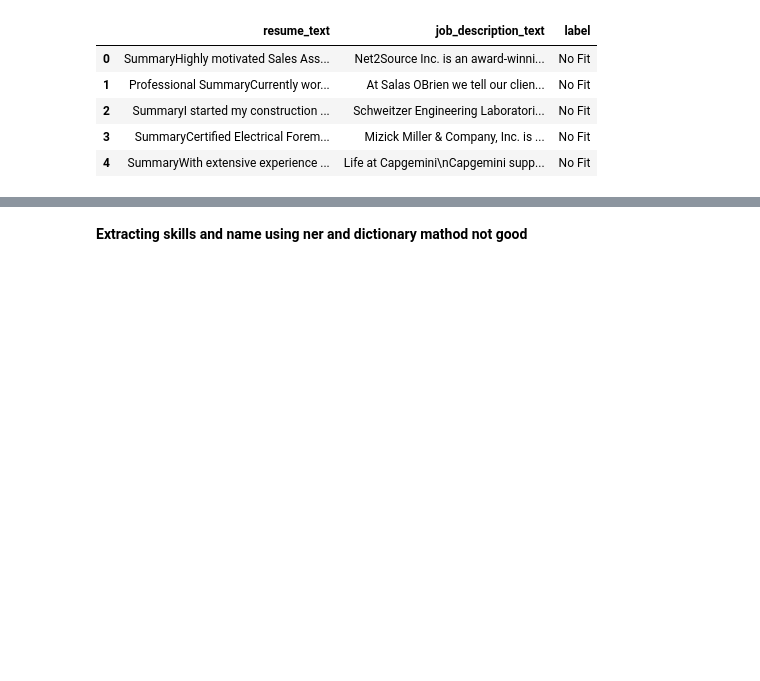
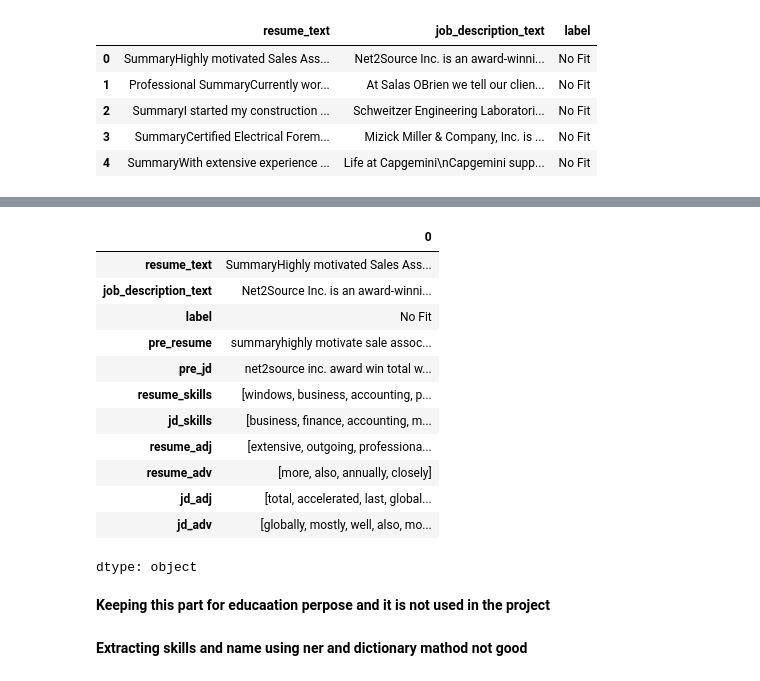
Before and after one commit to adnanbhat7/Job_AI, a Jupyter notebook: main.ipynb, the cells around one changed output, grey strips where cells are left out. Saved outputs shown, nothing was run; the diff lists cells and outputs as text; code cells hidden in the pictures; blank space fills up the shorter version.

```diff
--- a/main.ipynb
+++ b/main.ipynb
@@ -907,0 +1060,4 @@ df ["job_description_text"] = df["job_description_text"].str.lower()
+# %%
+import pandas as pd
+df = pd.read_pickle("processed_resumes.pkl")
+print("Preprocessed DataFrame 'df' loaded from processed_resumes.pkl")
@@ -908,3 +1103,21 @@ df ["job_description_text"] = df["job_description_text"].str.lower()
+# %%
+df.iloc[0]
+# %% [output]
+|  | 0 |
+| resume_text | SummaryHighly motivated Sales Ass... |
+| job_description_text | Net2Source Inc. is an award-winni... |
+| label | No Fit |
+| pre_resume | summaryhighly motivate sale assoc... |
+| pre_jd | net2source inc. award win total w... |
+| resume_skills | [windows, business, accounting, p... |
+| jd_skills | [business, finance, accounting, m... |
+| resume_adj | [extensive, outgoing, professiona... |
+| resume_adv | [more, also, annually, closely] |
+| jd_adj | [total, accelerated, last, global... |
+| jd_adv | [globally, mostly, well, also, mo... |
+dtype: object
+# %% [markdown]
+**Keeping this part for educaation perpose and it is not used in the project**
 # %% [markdown]
 ****Extracting skills and name using ner and dictionary mathod not good****
 # %%
```
Also changed, not shown: parts of 41 cells of this notebook, 1 other file.
